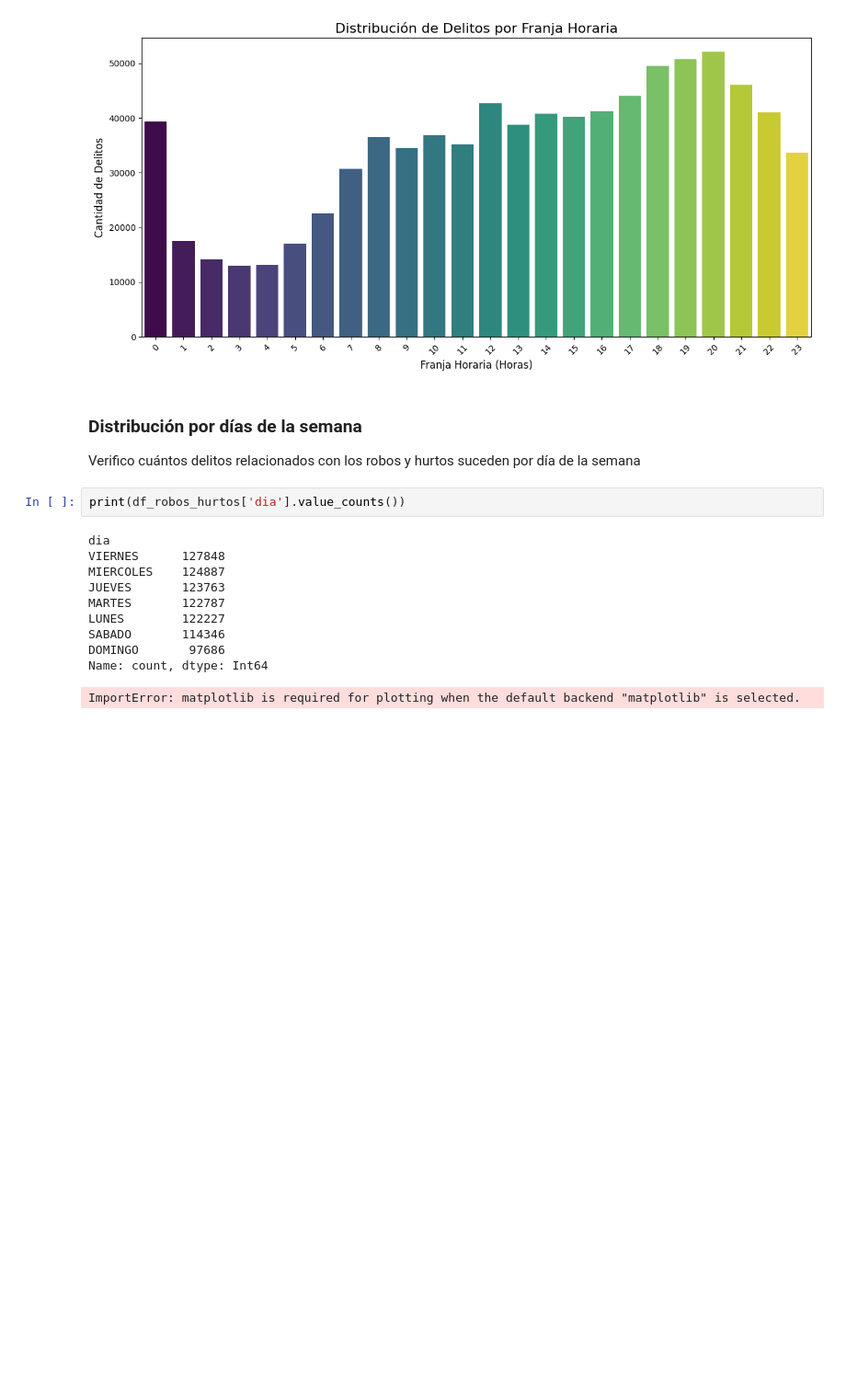
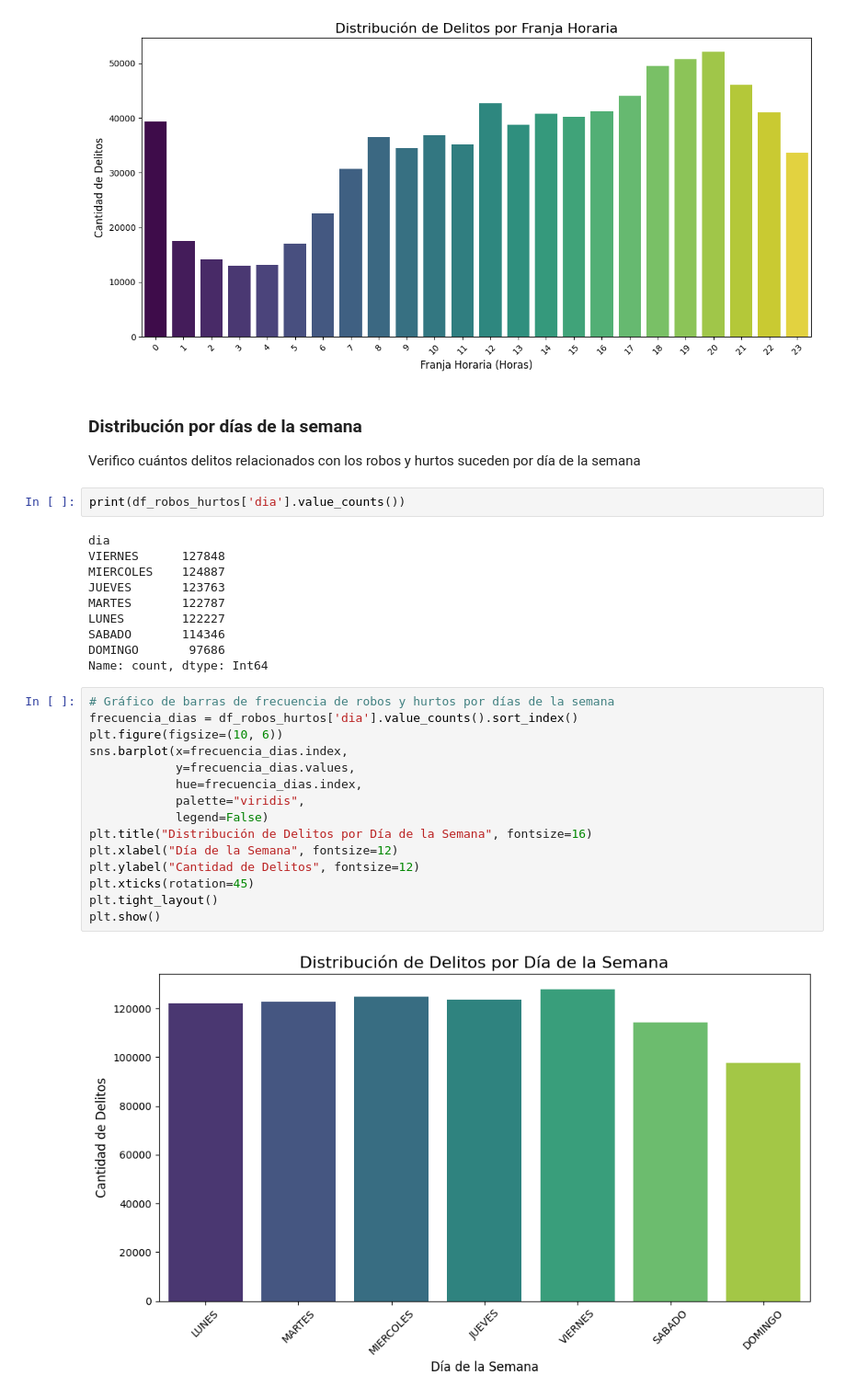
Before and after one commit to juandiegomoscoso/Delitos-Ciudad-Buenos-Aires, a Jupyter notebook: delitos-ciudad-buenos-aires.ipynb, the cells around one changed output. Shown at 92% size. Cells and saved outputs as stored; diff of their text form; blank space fills up the shorter version.

Commit message:
Agregar grafico de barras de frecuencia por dias de la semana

```diff
--- a/delitos-ciudad-buenos-aires.ipynb
+++ b/delitos-ciudad-buenos-aires.ipynb
@@ -634,5 +634,19 @@ SABADO       114346
 DOMINGO       97686
 Name: count, dtype: Int64
 # %%
+# Gráfico de barras de frecuencia de robos y hurtos por días de la semana
+frecuencia_dias = df_robos_hurtos['dia'].value_counts().sort_index()
+plt.figure(figsize=(10, 6))
+sns.barplot(x=frecuencia_dias.index,
+            y=frecuencia_dias.values,
+            hue=frecuencia_dias.index,
+            palette="viridis",
+            legend=False)
+plt.title("Distribución de Delitos por Día de la Semana", fontsize=16)
+plt.xlabel("Día de la Semana", fontsize=12)
+plt.ylabel("Cantidad de Delitos", fontsize=12)
+plt.xticks(rotation=45)
+plt.tight_layout()
+plt.show()
 # %% [output]
-ImportError: matplotlib is required for plotting when the default backend "matplotlib" is selected.
+[figure, added]
```
